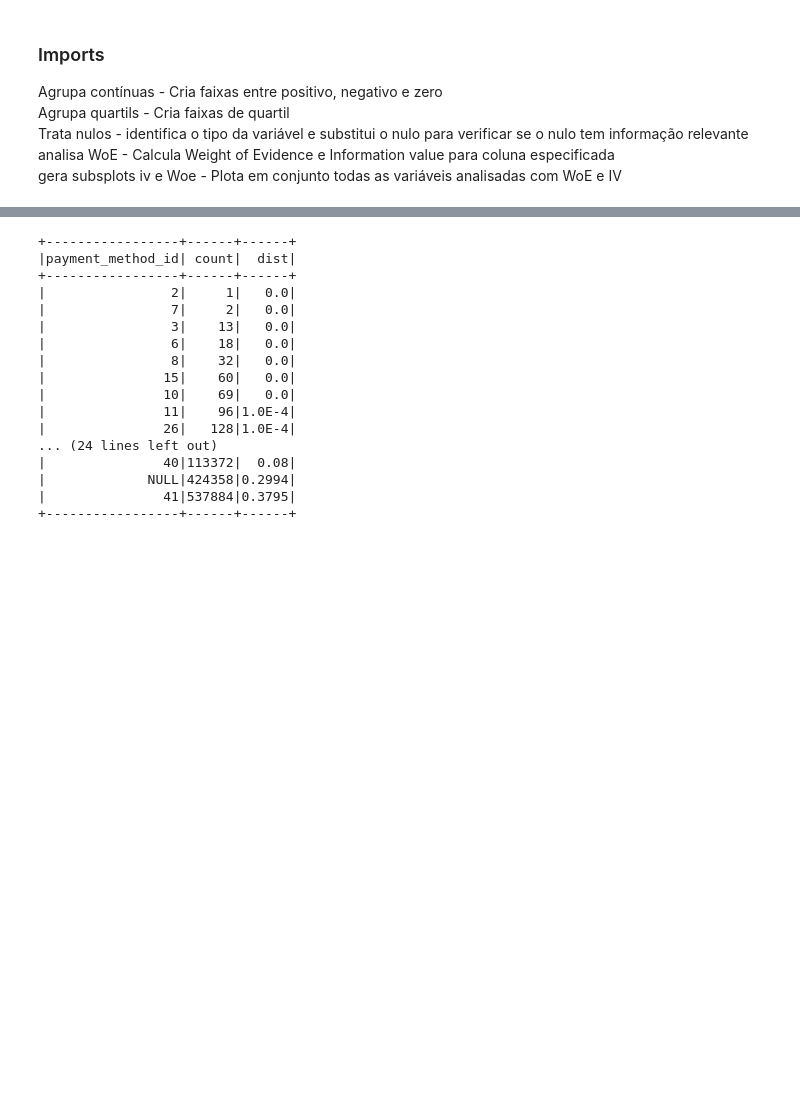
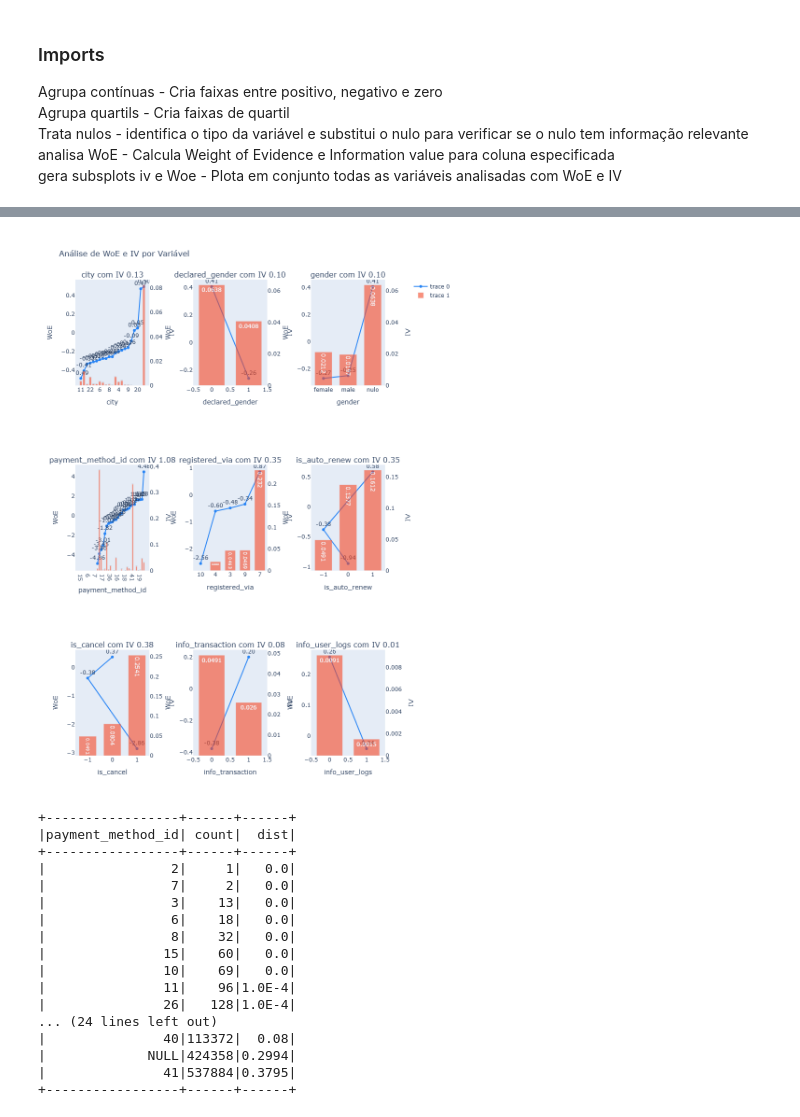
Before and after one commit to Hugo-magalhaes/Colab-data-science, a Jupyter notebook: DataMaster_Hugo_MM_Junior_v2.ipynb, the cells around one changed output, grey strips where cells are left out. Cells and saved outputs as stored; diff of their text form; code cells hidden in the pictures; blank space fills up the shorter version.

```diff
--- a/DataMaster_Hugo_MM_Junior_v2.ipynb
+++ b/DataMaster_Hugo_MM_Junior_v2.ipynb
@@ -755,6 +764,10 @@ for col in cols_cat:
 gera_subplots_woe_iv(dfs_cat, 3)
 # %% [output]
 [interactive output not drawn]
+# %%
+Image('/content/plot orig cat.png')
+# %% [output]
+[figure, added]
 # %%
 total_rows = df_analysis.count()
 
```
Also changed, not shown: parts of 14 cells of this notebook.
